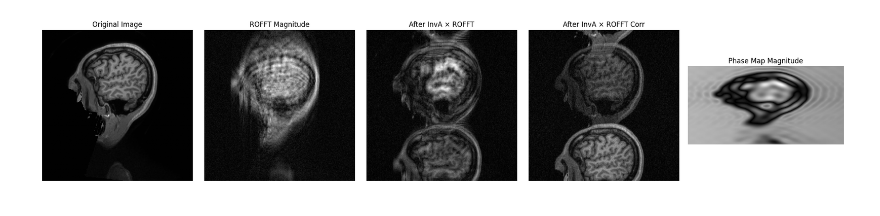
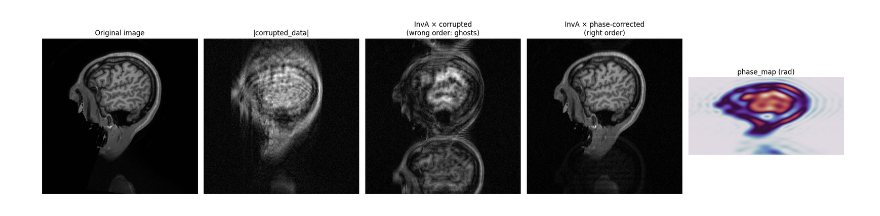
Before and after one commit to txz32102/spenpy, a Jupyter notebook: demo.ipynb, the cells around one changed output. Cells and saved outputs as stored; diff of their text form; code cells hidden in the pictures.

```diff
--- a/demo.ipynb
+++ b/demo.ipynb
@@ -29,0 +97,12 @@ FinalryxacqROFFTCorr[:, 1::2, :] = EvenDataROFFT
+# %%
+fig, axs = plt.subplots(1, 4, figsize=(16, 4))
+
+axs[0].imshow(img.numpy(), cmap='gray');                    axs[0].set_title("Ground-truth image (img)")
+axs[1].imshow(torch.abs(corrupted_data)[0].numpy(), cmap='gray'); axs[1].set_title("|corrupted_data| (SPEN-encoded + phase corruption)")
+axs[2].imshow(torch.abs(good_lr_image)[0].numpy(), cmap='gray'); axs[2].set_title("|good_lr_image| (no phase corruption)")
+axs[3].imshow(phase_map[0].numpy(), cmap='twilight');       axs[3].set_title("phase_map estimate (rad)")
+
+for ax in axs:
+    ax.axis('off')
+plt.tight_layout()
+plt.show()
@@ -29,0 +129,7 @@ FinalryxacqROFFTCorr[:, 1::2, :] = EvenDataROFFT
+# %%
+# Even-row phase correction in the ROFFT (image-along-readout) domain.
+even_rows = corrupted_data[:, 1::2, :].clone()                 # (B, W/2, H)
+even_rows = even_rows * torch.exp(-1j * phase_map)             # apply exp(-i·phi) on even rows
+
+corrupted_phase_corrected = corrupted_data.clone()             # full (B, W, H)
+corrupted_phase_corrected[:, 1::2, :] = even_rows
@@ -30,31 +141,20 @@ FinalryxacqROFFTCorr[:, 1::2, :] = EvenDataROFFT
 # %%
-"""
-This code block display a simulation degradation process.
-"""
+recon_wrong_order = torch.matmul(InvA, corrupted_data)              # InvA first, no phase corr
+recon_right_order = torch.matmul(InvA, corrupted_phase_corrected)   # phase corr first, then InvA
 
-fig, axs = plt.subplots(1, 5, figsize=(20, 4))
+fig, axs = plt.subplots(1, 5, figsize=(20, 4.4))
 
-axs[0].imshow(img.numpy(), cmap='gray')
-axs[0].set_title("Original Image")
-axs[0].axis("off")
+axs[0].imshow(img.numpy(), cmap='gray');                          axs[0].set_title("Original image")
+axs[1].imshow(torch.abs(corrupted_data)[0].numpy(), cmap='gray'); axs[1].set_title("|corrupted_data|")
+axs[2].imshow(torch.abs(recon_wrong_order)[0].numpy(), cmap='gray');
+axs[2].set_title("InvA × corrupted\n(wrong order: ghosts)")
+axs[3].imshow(torch.abs(recon_right_order)[0].numpy(), cmap='gray');
+axs[3].set_title("InvA × phase-corrected\n(right order)")
+axs[4].imshow(phase_map[0].numpy(), cmap='twilight');             axs[4].set_title("phase_map (rad)")
 
-axs[1].imshow(torch.abs(corrupted_data)[0].numpy(), cmap='gray')
-axs[1].set_title("ROFFT Magnitude")
-axs[1].axis("off")
-
-axs[2].imshow(torch.abs(torch.matmul(InvA, corrupted_data)[0]).numpy(), cmap='gray')
-axs[2].set_title("After InvA × ROFFT")
-axs[2].axis("off")
-
-axs[3].imshow(torch.abs(torch.matmul(InvA, FinalryxacqROFFTCorr)[0]).numpy(), cmap='gray')
-axs[3].set_title("After InvA × ROFFT Corr")
-axs[3].axis("off")
-
-axs[4].imshow(phase_map.abs()[0].numpy(), cmap='gray')
-axs[4].set_title("Phase Map Magnitude")
-axs[4].axis("off")
-
+for ax in axs:
+    ax.axis('off')
 plt.tight_layout()
 plt.show()
 # %% [output]
-[figure, old version]
+[figure, new version]
```
Also changed, not shown: parts of 18 cells of this notebook, 25 other files.
